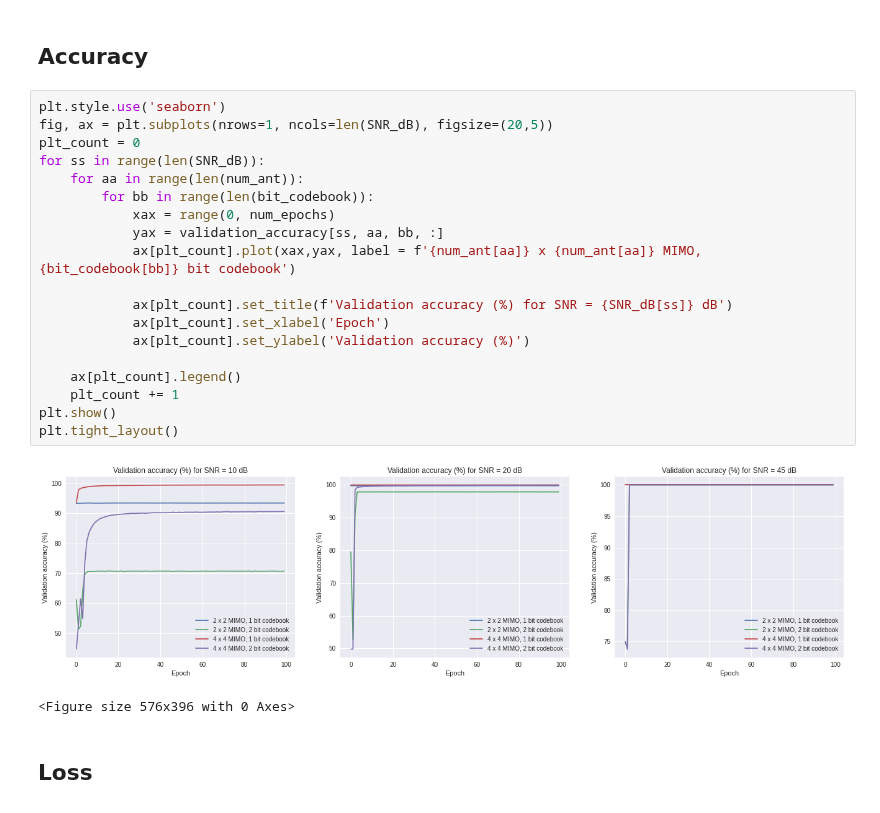
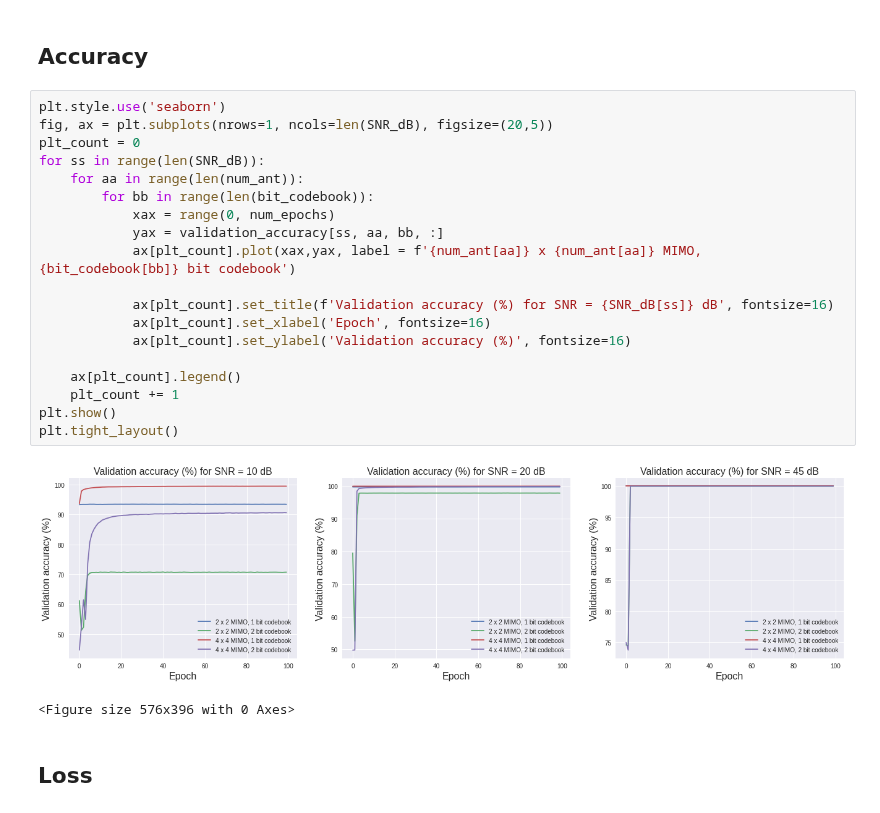
Before and after one commit to akyerr/Phy-Layer-Security-ML, a Jupyter notebook: plots.ipynb, the cells around one changed output. Cells and saved outputs as stored; diff of their text form.

Commit message:
increase title and label font size

```diff
--- a/plots.ipynb
+++ b/plots.ipynb
@@ -25,24 +25,24 @@ num_epochs = 100
 # %%
 plt.style.use('seaborn')
 fig, ax = plt.subplots(nrows=1, ncols=len(SNR_dB), figsize=(20,5))
 plt_count = 0
 for ss in range(len(SNR_dB)):
     for aa in range(len(num_ant)):
         for bb in range(len(bit_codebook)):
             xax = range(0, num_epochs)
             yax = validation_accuracy[ss, aa, bb, :]
             ax[plt_count].plot(xax,yax, label = f'{num_ant[aa]} x {num_ant[aa]} MIMO, {bit_codebook[bb]} bit codebook')
 
-            ax[plt_count].set_title(f'Validation accuracy (%) for SNR = {SNR_dB[ss]} dB')
-            ax[plt_count].set_xlabel('Epoch')
-            ax[plt_count].set_ylabel('Validation accuracy (%)')
+            ax[plt_count].set_title(f'Validation accuracy (%) for SNR = {SNR_dB[ss]} dB', fontsize=16)
+            ax[plt_count].set_xlabel('Epoch', fontsize=16)
+            ax[plt_count].set_ylabel('Validation accuracy (%)', fontsize=16)
 
     ax[plt_count].legend()
     plt_count += 1
 plt.show()
 plt.tight_layout()
 # %% [output]
-[figure, old version]
+[figure, new version]
 <Figure size 576x396 with 0 Axes>
 # %% [markdown]
 ## Loss
```
Also changed, not shown: parts of 1 cell of this notebook.
